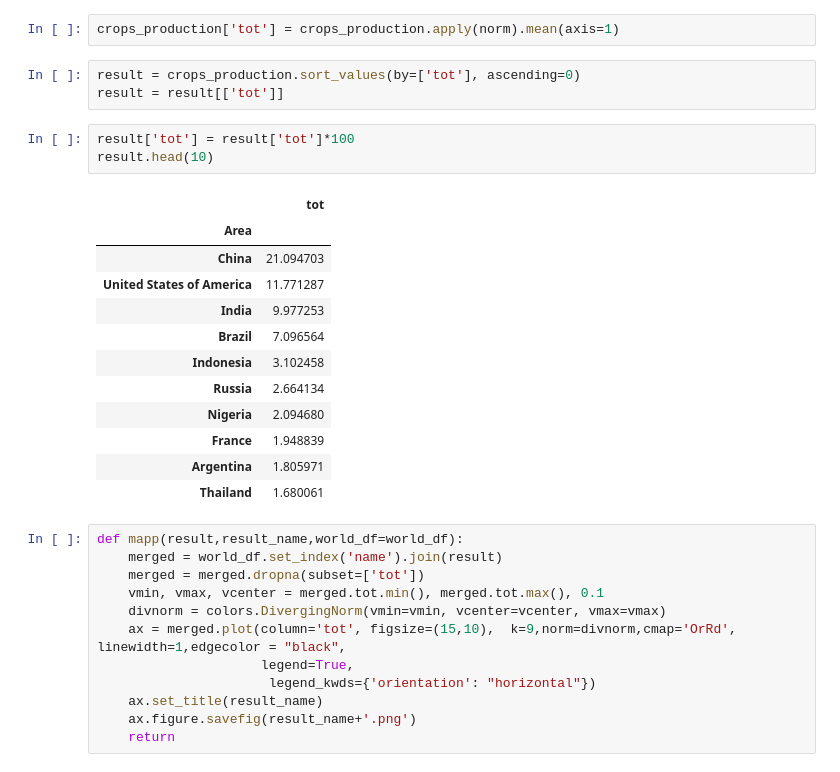
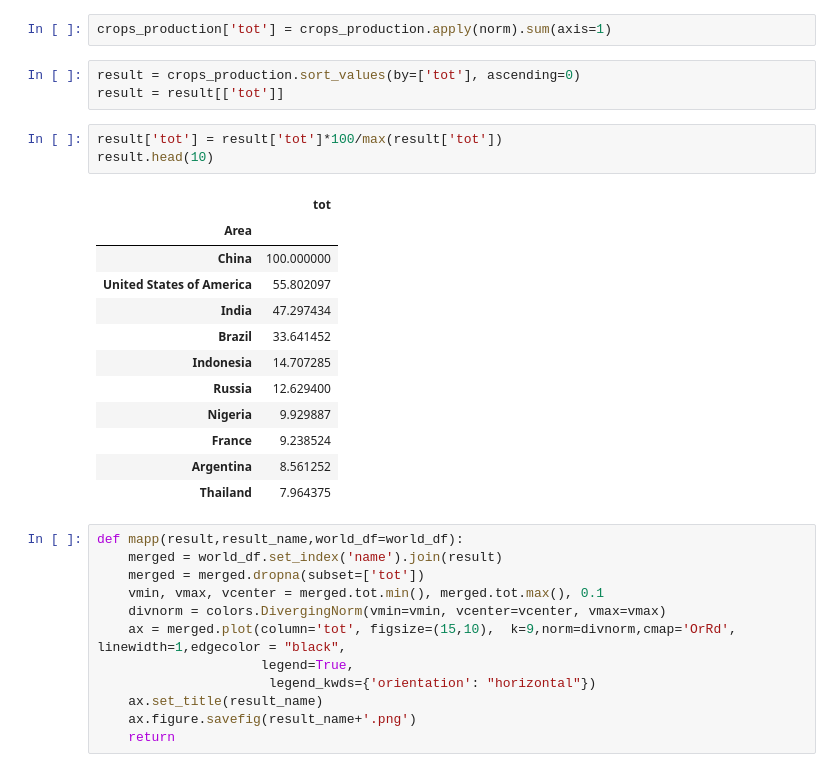
Before and after one commit to GabboM/ADA_Project, a Jupyter notebook: agricoltura_bestiame.ipynb, the cells around one changed output. Drawn from its saved outputs; the diff is of its cells as text.

```diff
--- a/agricoltura_bestiame.ipynb
+++ b/agricoltura_bestiame.ipynb
@@ -99,26 +99,26 @@ crops_production = crops_production.drop(to_delete, axis=0)
 def norm(col):
     return col/sum(col)
 # %%
-crops_production['tot'] = crops_production.apply(norm).mean(axis=1)
+crops_production['tot'] = crops_production.apply(norm).sum(axis=1)
 # %%
 result = crops_production.sort_values(by=['tot'], ascending=0)
 result = result[['tot']]
 # %%
-result['tot'] = result['tot']*100
+result['tot'] = result['tot']*100/max(result['tot'])
 result.head(10)
 # %% [output]
 |  | tot |
 | Area |  |
-| China | 21.094703 |
-| United States of America | 11.771287 |
-| India | 9.977253 |
-| Brazil | 7.096564 |
-| Indonesia | 3.102458 |
-| Russia | 2.664134 |
-| Nigeria | 2.094680 |
-| France | 1.948839 |
-| Argentina | 1.805971 |
-| Thailand | 1.680061 |
+| China | 100.000000 |
+| United States of America | 55.802097 |
+| India | 47.297434 |
+| Brazil | 33.641452 |
+| Indonesia | 14.707285 |
+| Russia | 12.629400 |
+| Nigeria | 9.929887 |
+| France | 9.238524 |
+| Argentina | 8.561252 |
+| Thailand | 7.964375 |
 # %%
 def mapp(result,result_name,world_df=world_df):
     merged = world_df.set_index('name').join(result)
```
Also changed, not shown: parts of 27 cells of this notebook.
